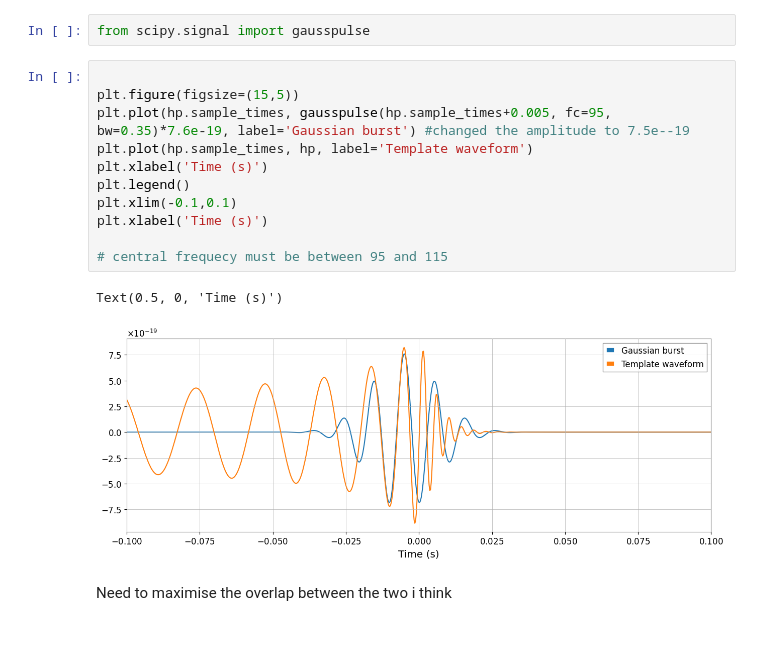
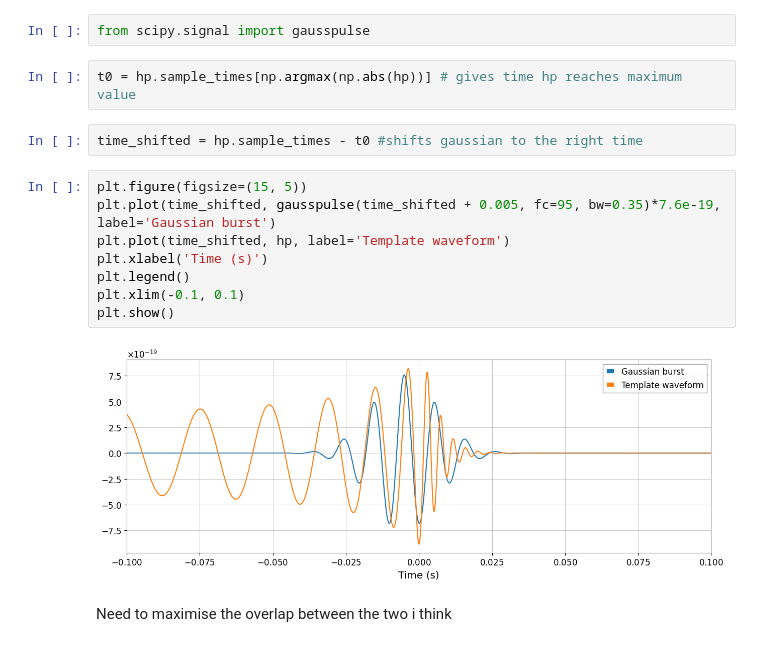
Before and after one commit to hjornskar-ctrl/dim-clem, a Jupyter notebook: final_project.ipynb, the cells around one changed output. Saved outputs shown, nothing was run; the diff lists cells and outputs as text.

```diff
--- a/final_project.ipynb
+++ b/final_project.ipynb
@@ -225,20 +194,20 @@ print(f"Waveform duration: {hp.duration:.3f} s")
 Waveform duration: 0.703 s
 # %%
 from scipy.signal import gausspulse
-# %%
-
-plt.figure(figsize=(15,5))
-plt.plot(hp.sample_times, gausspulse(hp.sample_times+0.005, fc=95, bw=0.35)*7.6e-19, label='Gaussian burst') #changed the amplitude to 7.5e--19
-plt.plot(hp.sample_times, hp, label='Template waveform')
-plt.xlabel('Time (s)')
-plt.legend()
-plt.xlim(-0.1,0.1)
-plt.xlabel('Time (s)')
-
-# central frequecy must be between 95 and 115
-# %% [output]
-Text(0.5, 0, 'Time (s)')
-[figure, removed]
+# %%
+t0 = hp.sample_times[np.argmax(np.abs(hp))] # gives time hp reaches maximum value
+# %%
+time_shifted = hp.sample_times - t0 #shifts gaussian to the right time
+# %%
+plt.figure(figsize=(15, 5))
+plt.plot(time_shifted, gausspulse(time_shifted + 0.005, fc=95, bw=0.35)*7.6e-19, label='Gaussian burst')
+plt.plot(time_shifted, hp, label='Template waveform')
+plt.xlabel('Time (s)')
+plt.legend()
+plt.xlim(-0.1, 0.1)
+plt.show()
+# %% [output]
+[figure, added]
 # %% [markdown]
 Need to maximise the overlap between the two i think
 # %% [markdown]
```
Also changed, not shown: parts of 19 cells of this notebook.
